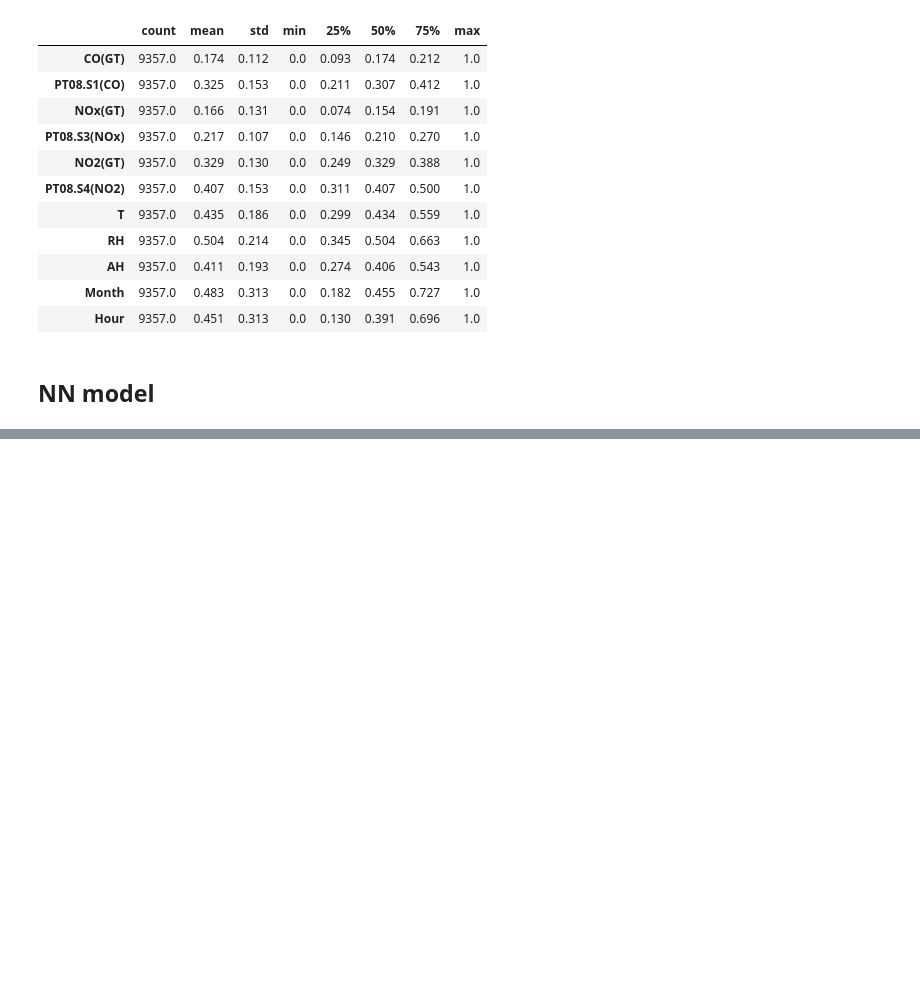
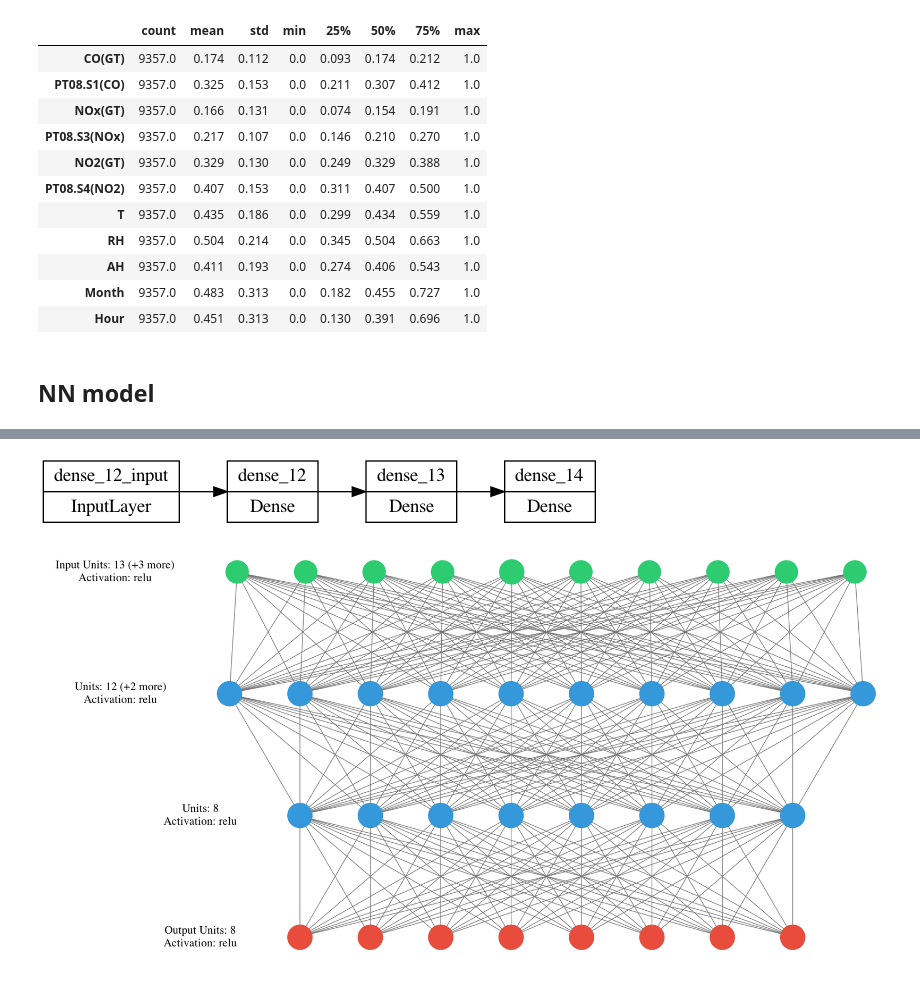
Before and after one commit to lcsrodriguez/dl-practicals, a Jupyter notebook: p2/p2.ipynb, the cells around one changed output, grey strips where cells are left out. Cells and saved outputs as stored; diff of their text form; code cells hidden in the pictures; blank space fills up the shorter version.

```diff
--- a/p2/p2.ipynb
+++ b/p2/p2.ipynb
@@ -700,0 +663,14 @@ Image("img/graph_nn_1.png")
+# %%
+# Creation of the neural network
+
+# WARNING: Il faut
+model = Sequential()
+model.add(
+    Dense(units=12, input_dim=10, activation="relu")
+)
+model.add(
+    Dense(8, activation='relu')
+)
+model.add(
+    Dense(8, activation='linear')
+)
@@ -700,0 +681,12 @@ Image("img/graph_nn_1.png")
+# %%
+# Compile model
+model.compile(loss="binary_crossentropy",
+             optimizer="adam",
+             metrics=["accuracy", "mse", "mae"]
+             )
+# %%
+# Fit step of the model
+NB_EPOCHS = 200
+model.fit(X_train, Y_train,
+          epochs=NB_EPOCHS,
+          validation_split=0.2)
@@ -700,0 +712,15 @@ Image("img/graph_nn_1.png")
+# %%
+plot_model(model,
+           to_file="img/graph_nn_1_alt.png",
+           rankdir="LR")
+# %% [output]
+[figure, added]
+# %%
+visualizer(model,
+           filename="img/graph_nn_1",
+           format='png',
+           view=False
+          )
+Image("img/graph_nn_1.png")
+# %% [output]
+[figure, added]
```
Also changed, not shown: parts of 64 cells of this notebook, 3 other files.
